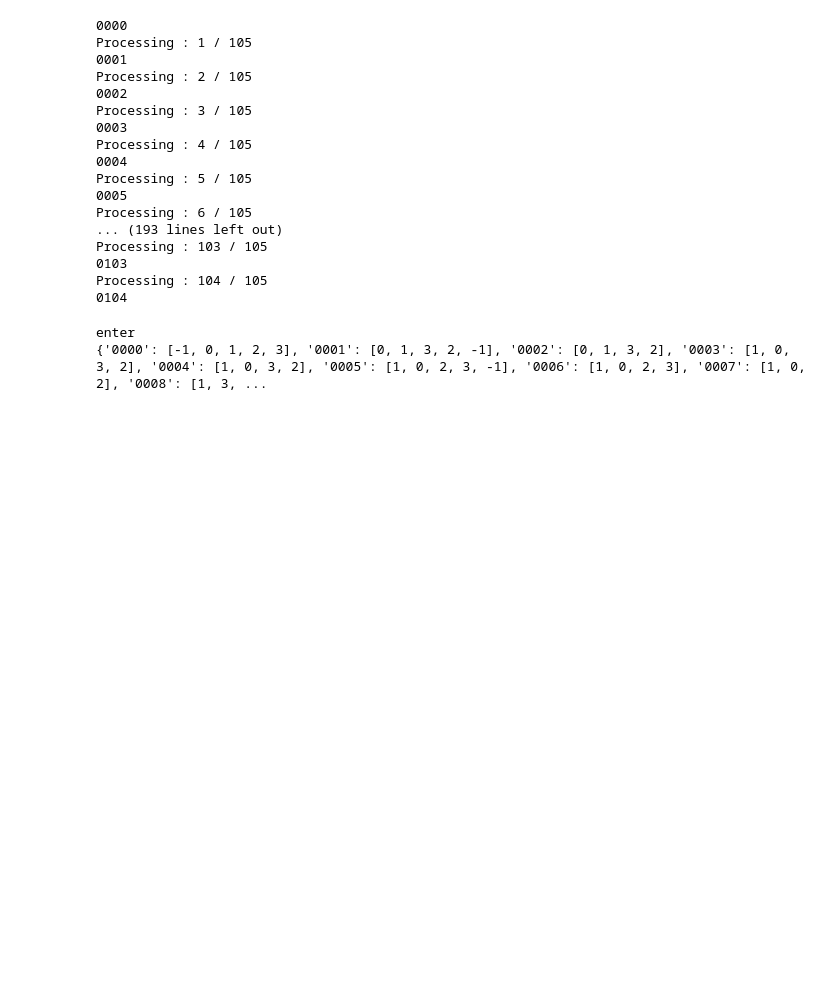
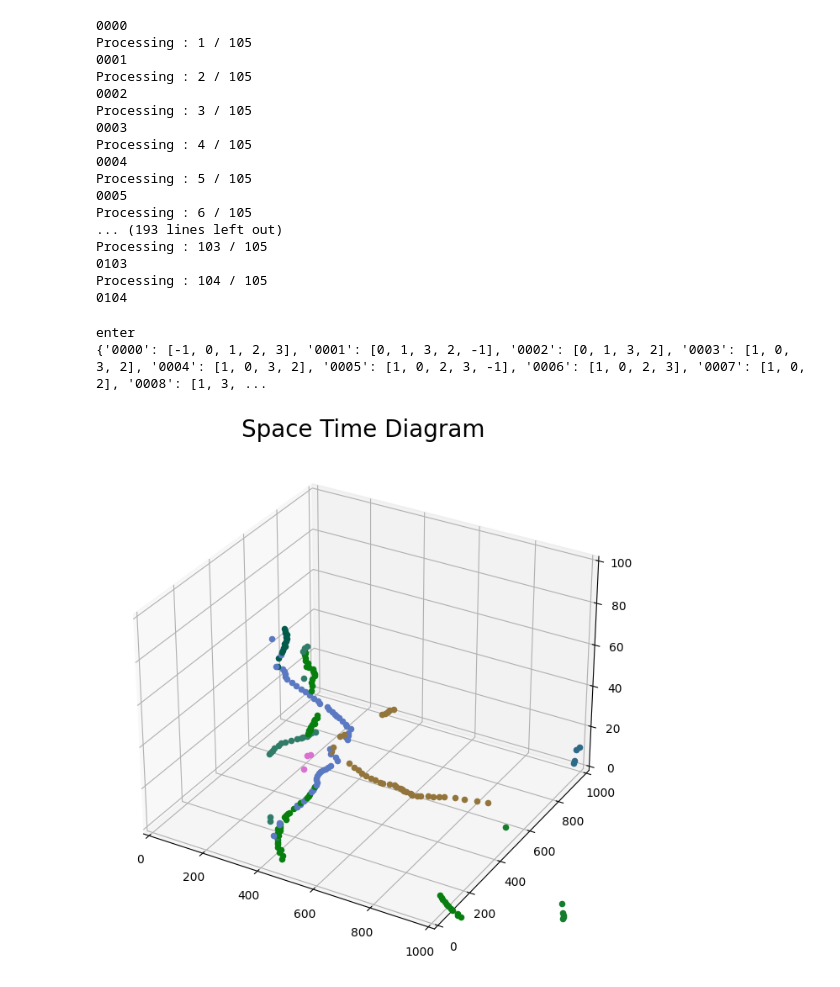
Before and after one commit to Pragyanstha/SummerCamp2022, a Jupyter notebook: notebooks/offline_tracking/runner.ipynb, the cells around one changed output. Cells and saved outputs as stored; diff of their text form; code cells hidden in the pictures; blank space fills up the shorter version.

```diff
--- a/notebooks/offline_tracking/runner.ipynb
+++ b/notebooks/offline_tracking/runner.ipynb
@@ -241,3 +241,44 @@ for fname in images.keys():
     overlayed = draw_boxes(img, [[bb[0], bb[1], bb[2], bb[3]] for bb in bbs], ids)
     video.write(overlayed)
 video.release()
+# %%
+# TODO
+
+# 1. loop through images keys
+# 2. get detections
+# 3. plot
+
+import matplotlib.pyplot as plt
+from mpl_toolkits.mplot3d import Axes3D
+import matplotlib.animation as animation
+
+# Figureを追加
+fig = plt.figure(figsize = (16, 8))
+
+# 3DAxesを追加
+ax = fig.add_subplot(121, projection='3d')
+ax2 = fig.add_subplot(122)
+# Axesのタイトルを設定
+ax.set_title("Space Time Diagram", size = 20)
+ax.set_xlim([0, 1000])
+ax.set_ylim([0, 1000])
+ax.set_zlim([0, 100])
+ims = []
+for t, fname in enumerate(images.keys()):
+    ids = obs_to_traj[fname]
+    bbs = detections[fname]
+    centers = np.array([(bbs[:, 0] + bbs[:, 2]) / 2.0, (bbs[:, 1] + bbs[:, 3]) / 2.0])
+
+    img = images[fname]
+    #img = cv2.cvtColor(img, cv2.COLOR_BGR2RGB)
+    overlayed = draw_boxes(img, [[bb[0], bb[1], bb[2], bb[3]] for bb in bbs], ids)
+    ax2.imshow(overlayed)
+    for i in range(len(centers)):
+        color = compute_color_for_labels(ids[i])
+        color = [color[0]/255.0, color[1]/255.0, color[2]/255.0]
+        ax.scatter(centers[0, i], centers[1, i], t, color = color)
+    plt.savefig(f'../../results/mcftracker/images/{t}.png')
+
+plt.show()
+# %% [output]
+[figure, added]
```
